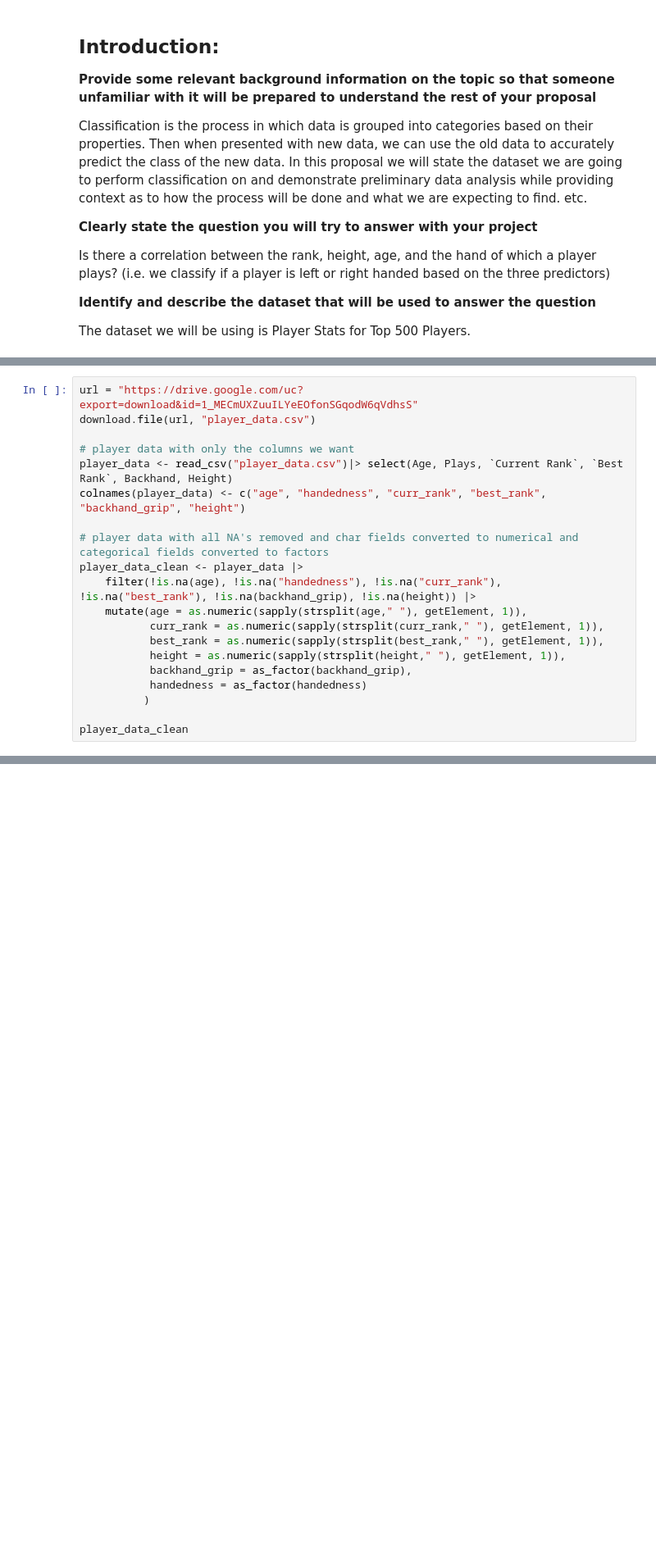
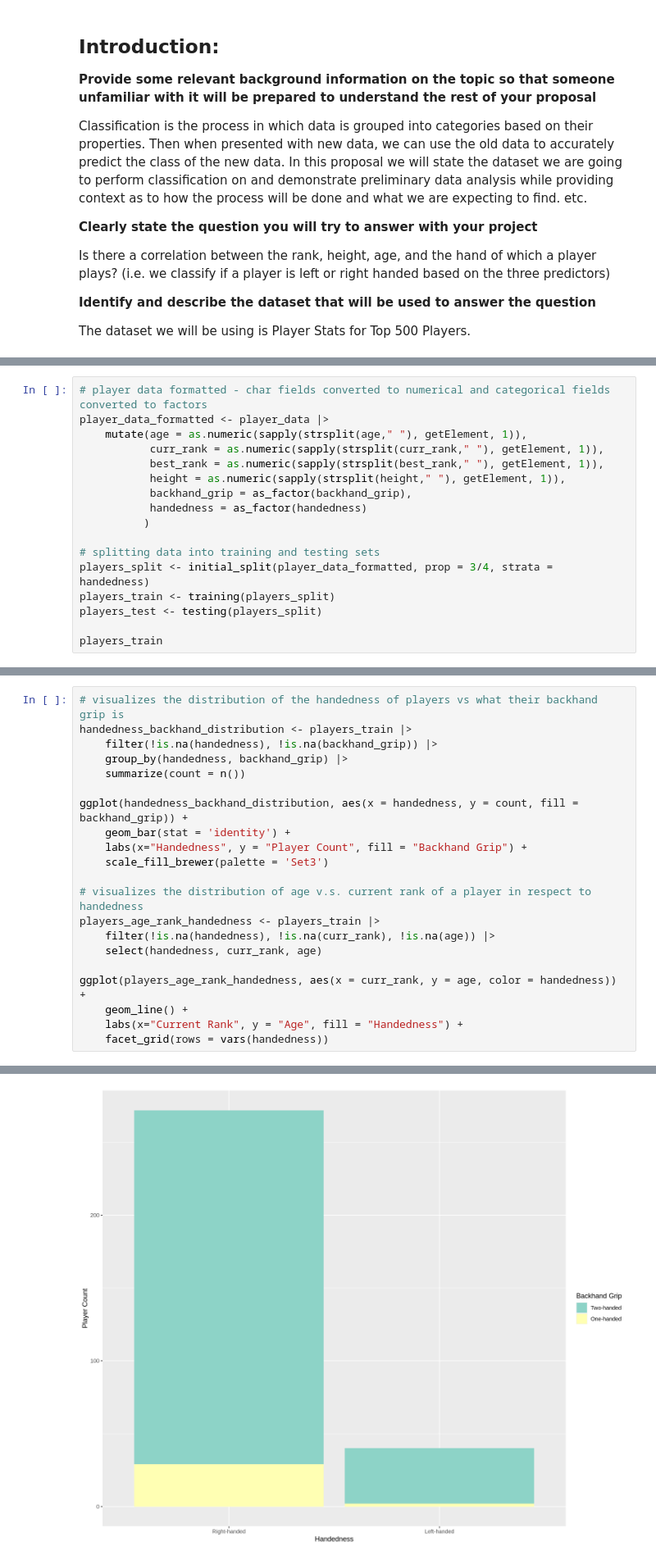
Before and after one commit to lu-ben/dsci-project, a Jupyter notebook: proposal.ipynb, the cells around one changed output, grey strips where cells are left out. Shown at 82% size. Drawn from its saved outputs; the diff is of its cells as text; blank space fills up the shorter version.

Commit message:
Preliminary Exploratory Data Analysis Complete

```diff
--- a/proposal.ipynb
+++ b/proposal.ipynb
@@ -26,0 +49,17 @@ ERROR: Error in file(filename, "r", encoding = encoding): cannot open the connec
+# %%
+# player data formatted - char fields converted to numerical and categorical fields converted to factors
+player_data_formatted <- player_data |>
+    mutate(age = as.numeric(sapply(strsplit(age," "), getElement, 1)),
+           curr_rank = as.numeric(sapply(strsplit(curr_rank," "), getElement, 1)),
+           best_rank = as.numeric(sapply(strsplit(best_rank," "), getElement, 1)),
+           height = as.numeric(sapply(strsplit(height," "), getElement, 1)),
+           backhand_grip = as_factor(backhand_grip),
+           handedness = as_factor(handedness)
+          )
+
+# splitting data into training and testing sets
+players_split <- initial_split(player_data_formatted, prop = 3/4, strata = handedness)
+players_train <- training(players_split)
+players_test <- testing(players_split)
+
+players_train
@@ -27,21 +108,22 @@ ERROR: Error in file(filename, "r", encoding = encoding): cannot open the connec
 # %%
-url = "https://drive.google.com/uc?export=download&id=1_MECmUXZuuILYeEOfonSGqodW6qVdhsS"
-download.file(url, "player_data.csv")
+# visualizes the distribution of the handedness of players vs what their backhand grip is
+handedness_backhand_distribution <- players_train |>
+    filter(!is.na(handedness), !is.na(backhand_grip)) |>
+    group_by(handedness, backhand_grip) |>
+    summarize(count = n())
 
-# player data with only the columns we want
-player_data <- read_csv("player_data.csv")|> select(Age, Plays, `Current Rank`, `Best Rank`, Backhand, Height)
-colnames(player_data) <- c("age", "handedness", "curr_rank", "best_rank", "backhand_grip", "height")
+ggplot(handedness_backhand_distribution, aes(x = handedness, y = count, fill = backhand_grip)) +
+    geom_bar(stat = 'identity') +
+    labs(x="Handedness", y = "Player Count", fill = "Backhand Grip") +
+    scale_fill_brewer(palette = 'Set3')
 
-# player data with all NA's removed and char fields converted to numerical and categorical fields converted to factors
-player_data_clean <- player_data |>
-    filter(!is.na(age), !is.na("handedness"), !is.na("curr_rank"), !is.na("best_rank"), !is.na(backhand_grip), !is.na(height)) |>
-    mutate(age = as.numeric(sapply(strsplit(age," "), getElement, 1)),
-           curr_rank = as.numeric(sapply(strsplit(curr_rank," "), getElement, 1)),
-           best_rank = as.numeric(sapply(strsplit(best_rank," "), getElement, 1)),
-           height = as.numeric(sapply(strsplit(height," "), getElement, 1)),
-           backhand_grip = as_factor(backhand_grip),
-           handedness = as_factor(handedness)
-          )
+# visualizes the distribution of age v.s. current rank of a player in respect to handedness
+players_age_rank_handedness <- players_train |>
+    filter(!is.na(handedness), !is.na(curr_rank), !is.na(age)) |>
+    select(handedness, curr_rank, age)
 
-player_data_clean
+ggplot(players_age_rank_handedness, aes(x = curr_rank, y = age, color = handedness)) +
+    geom_line() +
+    labs(x="Current Rank", y = "Age", fill = "Handedness") +
+    facet_grid(rows = vars(handedness))
 # %% [output]
@@ -67,0 +132 @@ A tibble: 115 × 6
+[figure, added]
```
Also changed, not shown: parts of 10 cells of this notebook.
